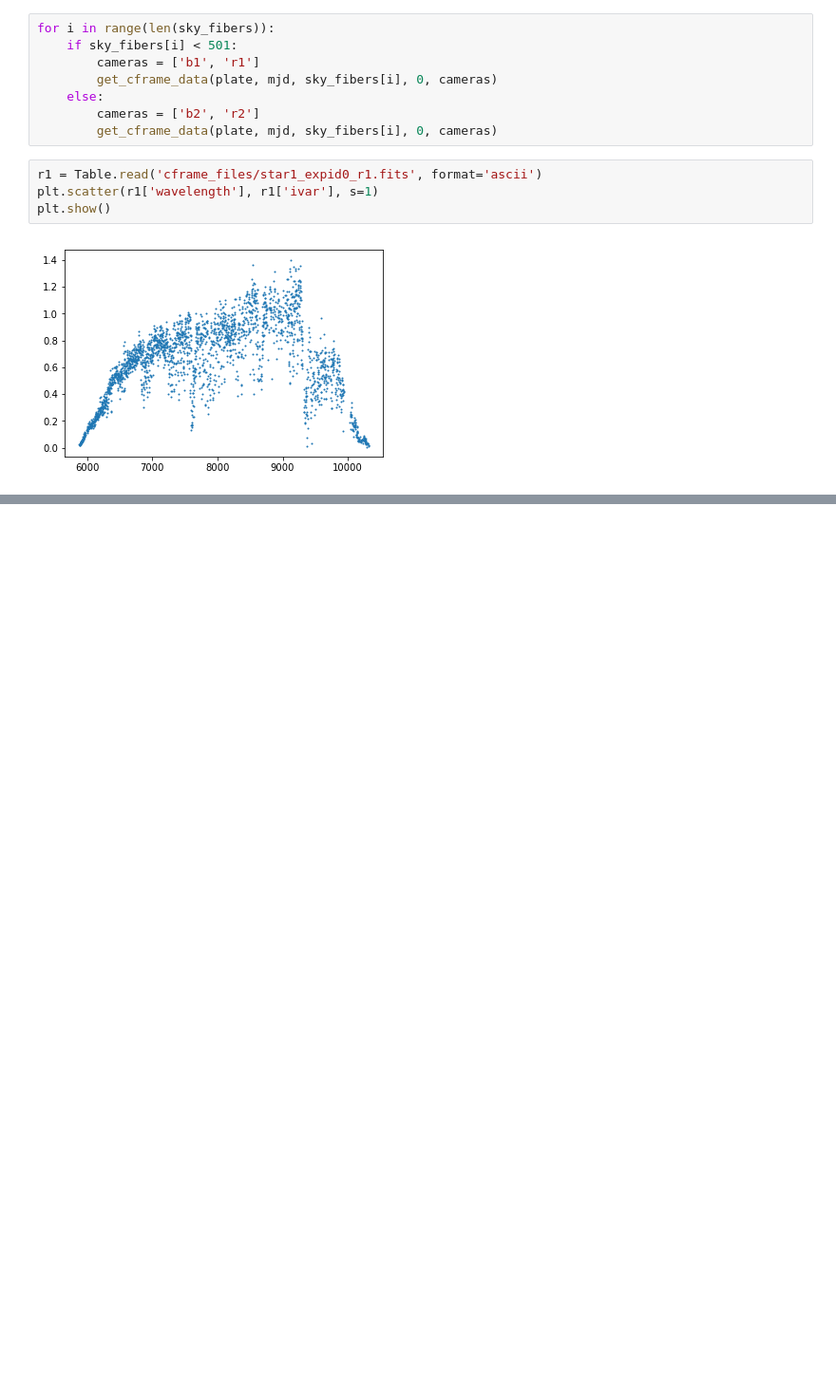
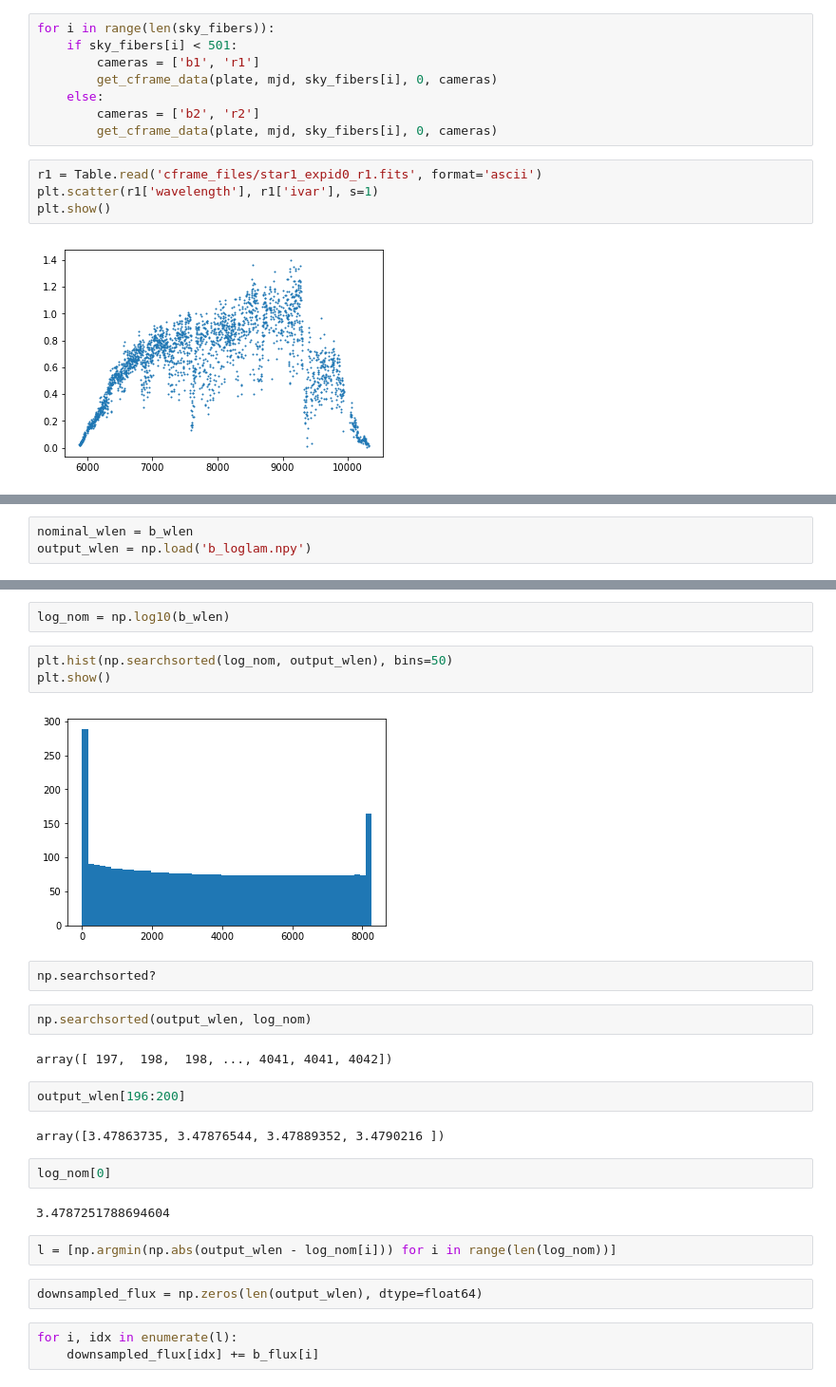
Before and after one commit to belaa/specsim-for-eboss, a Jupyter notebook: Simulate eBOSS spectra in Specsim.ipynb, the cells around one changed output, grey strips where cells are left out. Shown at 95% size. Drawn from its saved outputs; the diff is of its cells as text; blank space fills up the shorter version.

```diff
--- a/Simulate eBOSS spectra in Specsim.ipynb
+++ b/Simulate eBOSS spectra in Specsim.ipynb
@@ -1004,0 +1133,3 @@ plt.show()
+# %%
+nominal_wlen = b_wlen
+output_wlen = np.load('b_loglam.npy')
@@ -1004,0 +1142,28 @@ plt.show()
+# %%
+log_nom = np.log10(b_wlen)
+# %%
+plt.hist(np.searchsorted(log_nom, output_wlen), bins=50)
+plt.show()
+# %% [output]
+[figure, added]
+# %%
+np.searchsorted?
+# %%
+np.searchsorted(output_wlen, log_nom)
+# %% [output]
+array([ 197,  198,  198, ..., 4041, 4041, 4042])
+# %%
+output_wlen[196:200]
+# %% [output]
+array([3.47863735, 3.47876544, 3.47889352, 3.4790216 ])
+# %%
+log_nom[0]
+# %% [output]
+3.4787251788694604
+# %%
+l = [np.argmin(np.abs(output_wlen - log_nom[i])) for i in range(len(log_nom))]
+# %%
+downsampled_flux = np.zeros(len(output_wlen), dtype=float64)
+# %%
+for i, idx in enumerate(l):
+    downsampled_flux[idx] += b_flux[i]
```
Also changed, not shown: parts of 33 cells of this notebook.
